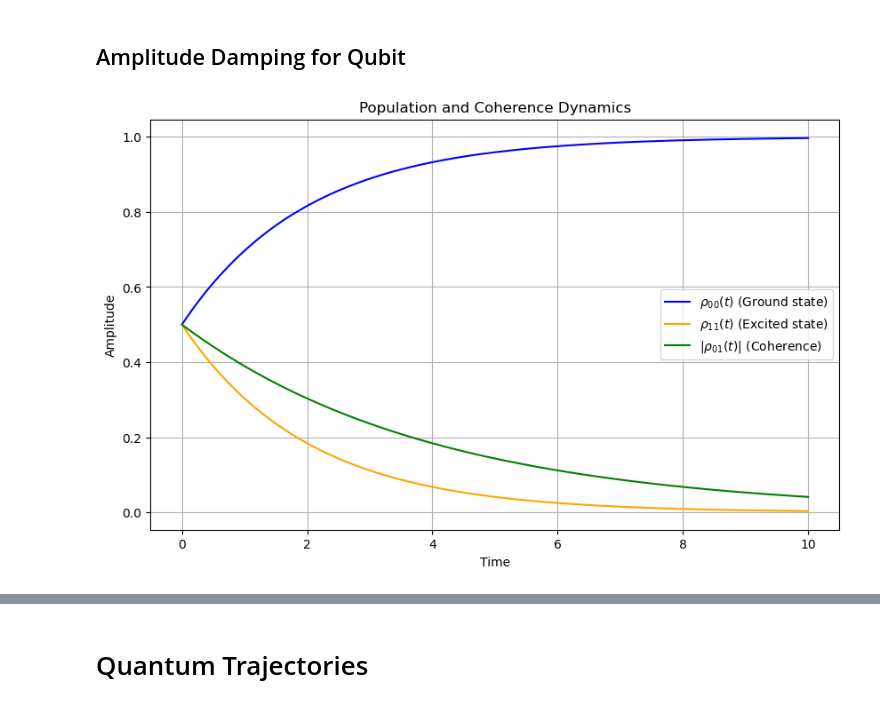
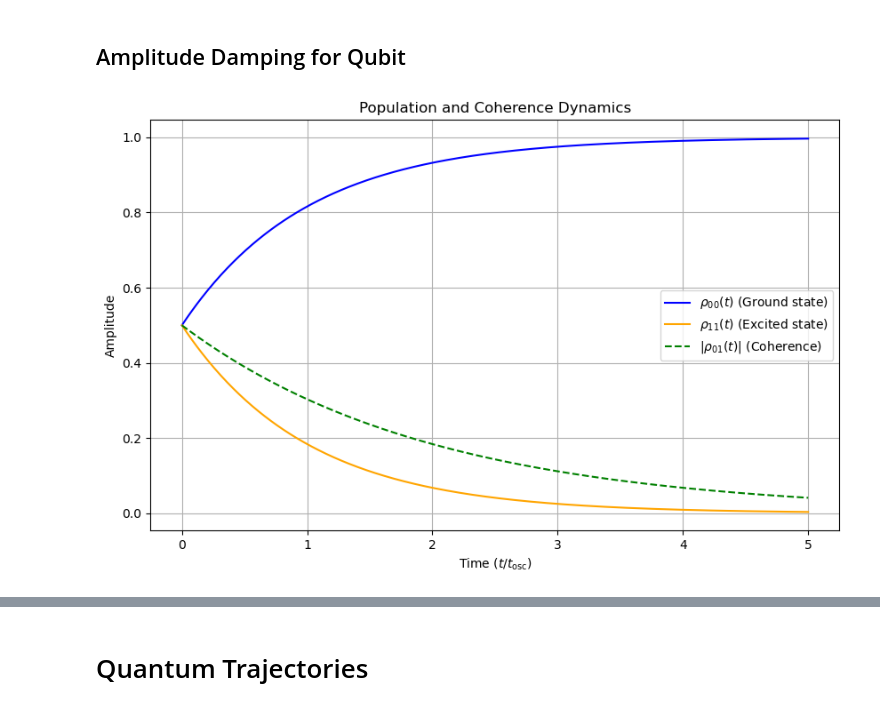
Before and after one commit to ejsung/Quantum-Trajectories-of-Schr-dinger-Cat-States, a Jupyter notebook: quantum_trajectories.ipynb, the cells around one changed output, grey strips where cells are left out. Drawn from its saved outputs; the diff is of its cells as text; code cells hidden in the pictures.

Commit message:
added .gitignore, fixed quantum_trajectories.ipynb, added and combined images from separate projects (opti and math599), made images folder and added images, updated readme

```diff
--- a/quantum_trajectories.ipynb
+++ b/quantum_trajectories.ipynb
@@ -40,0 +36,11 @@ img_path = my_path + "/images"
+# %%
+# Directory for saving the plots and animation
+
+project_root = Path.cwd()       # default: wherever you launched Jupyter
+# if your notebook lives in a subfolder, uncomment the next line:
+# project_root = project_root.parent
+
+img_path = project_root / "images"
+img_path.mkdir(exist_ok=True, parents=True)
+
+print("Saving images to:", img_path)
@@ -43,38 +64,39 @@ img_path = my_path + "/images"
 # %% [markdown]
 ## Amplitude Damping for Qubit
 # %%
-import numpy as np
-import matplotlib.pyplot as plt
-from qutip import *
+# Parameters matching the earlier code
+gamma = 1.0  # Damping rate
+tlist = np.linspace(0, 5, 500)  # Time range for simulation
 
-# Parameters
-gamma = 0.5  # Damping rate
-tlist = np.linspace(0, 10, 200)  # Time range for simulation
-
-# Initial state: Superposition state
+# Initial state: Bloch vector aligned with (1, 1, 1), normalized
 initial_state = (basis(2, 0) + basis(2, 1)).unit()
 
 # Lindblad operator for amplitude damping
 c_ops = [np.sqrt(gamma) * destroy(2)]
 
 # Solve the Lindblad equation
 result = mesolve(0 * sigmaz(), initial_state, tlist, c_ops, [])
 
 # Extract populations and coherences
 pop_0 = [expect(basis(2, 0) * basis(2, 0).dag(), state) for state in result.states]
 pop_1 = [expect(basis(2, 1) * basis(2, 1).dag(), state) for state in result.states]
 coherence = [abs(state.full()[0, 1]) for state in result.states]
 
-# Plot populations
+# Plot populations and coherence
 plt.figure(figsize=(10, 6))
 plt.plot(tlist, pop_0, label=r"$\rho_{00}(t)$ (Ground state)", color="blue")
 plt.plot(tlist, pop_1, label=r"$\rho_{11}(t)$ (Excited state)", color="orange")
-plt.plot(tlist, coherence, label=r"$|\rho_{01}(t)|$ (Coherence)", color="green")
-plt.xlabel("Time")
+plt.plot(tlist, coherence, label=r"$|\rho_{01}(t)|$ (Coherence)", color="green", linestyle="--")
+plt.xlabel("Time $(t/t_{\\text{osc}})$")
 plt.ylabel("Amplitude")
 plt.title("Population and Coherence Dynamics")
 plt.legend()
 plt.grid()
+
+# Save the plot
+plt.savefig(os.path.join(img_path, 'population_coherence_dynamics_opti646.pdf'), dpi=300)
+
+# Show the plot
 plt.show()
 # %% [output]
-[figure, old version]
+[figure, new version]
```
Also changed, not shown: parts of 30 cells of this notebook, 26 other files.
